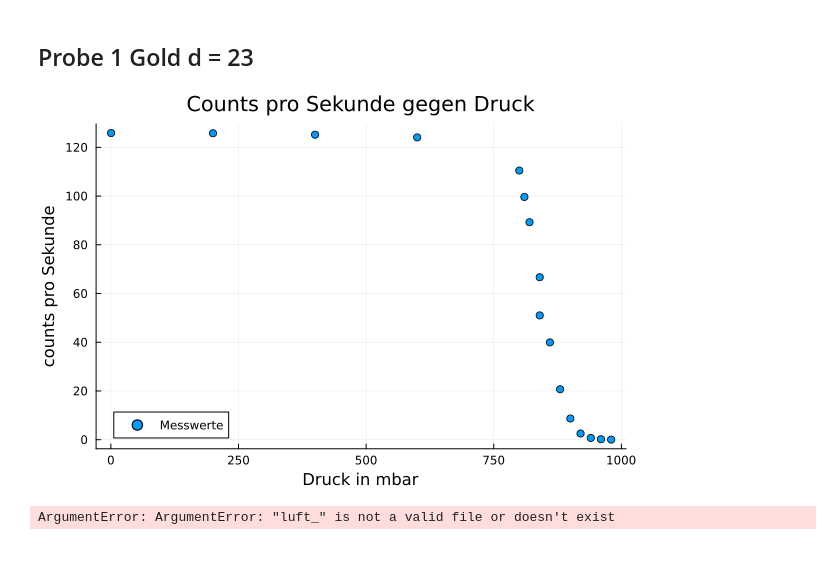
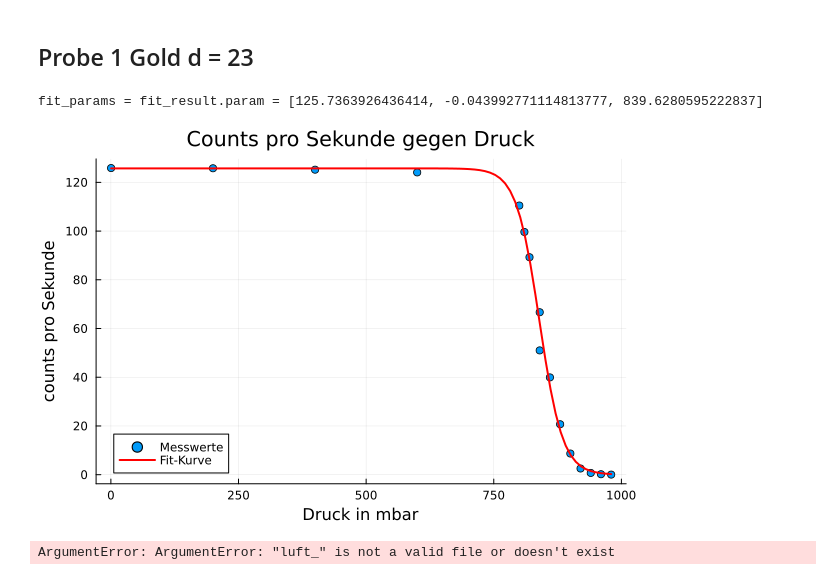
Before and after one commit to Baryonics/pb_ktp_3_3, a Jupyter notebook: code/reichweiten.ipynb, the cells around one changed output. Cells and saved outputs as stored; diff of their text form; code cells hidden in the pictures.

```diff
--- a/code/reichweiten.ipynb
+++ b/code/reichweiten.ipynb
@@ -115,10 +139,11 @@ plot_p_U("luft_ohne_folie/d4.csv")
 # %%
 d = 23      #Gewählter Abstand
 
 ### Plotte Messergebnisse
-plot_p_counts("luft_mit_folie/erste_probe.csv")
+plot_p_counts("../data/luft_mit_folie/erste_probe.csv", 850)
 # %% [output]
+fit_params = fit_result.param = [125.7363926436414, -0.043992771114813777, 839.6280595222837]
-[figure, old version]
+[figure, new version]
 # %%
 plot_p_U("luft_")
 # %% [output]
```
Also changed, not shown: parts of 9 cells of this notebook.
